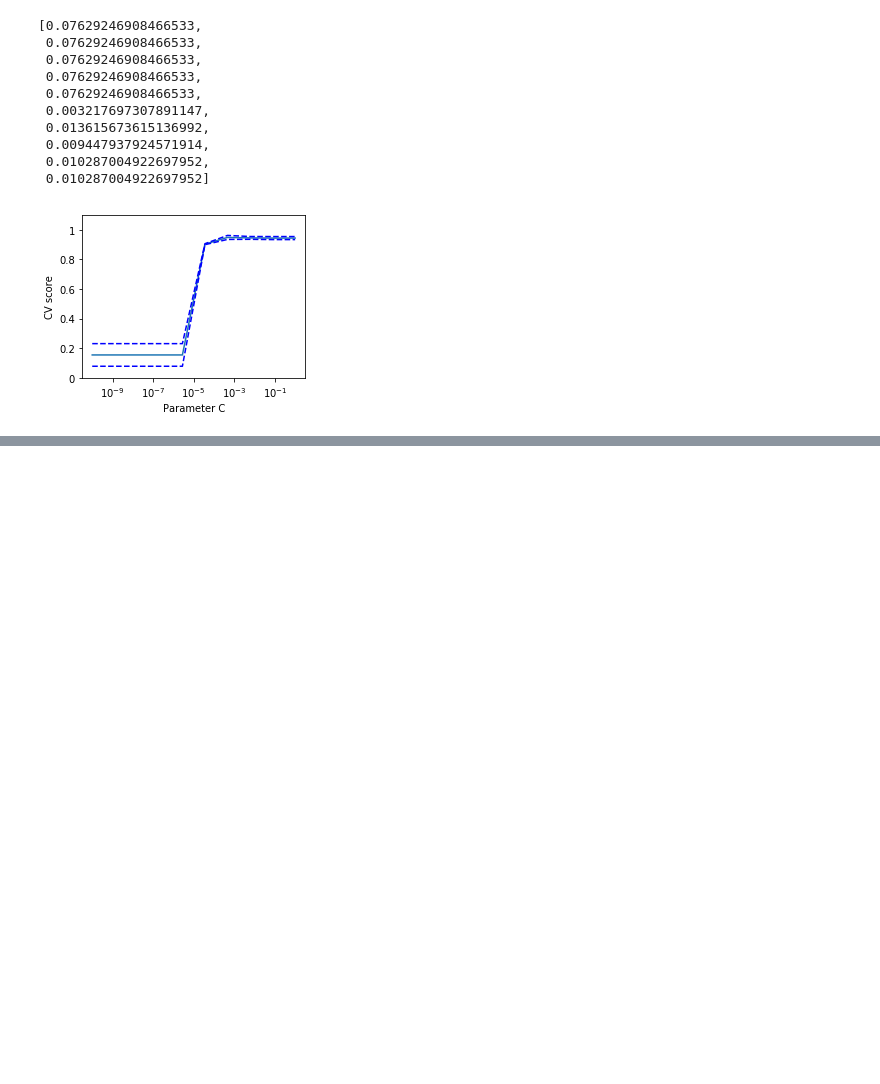
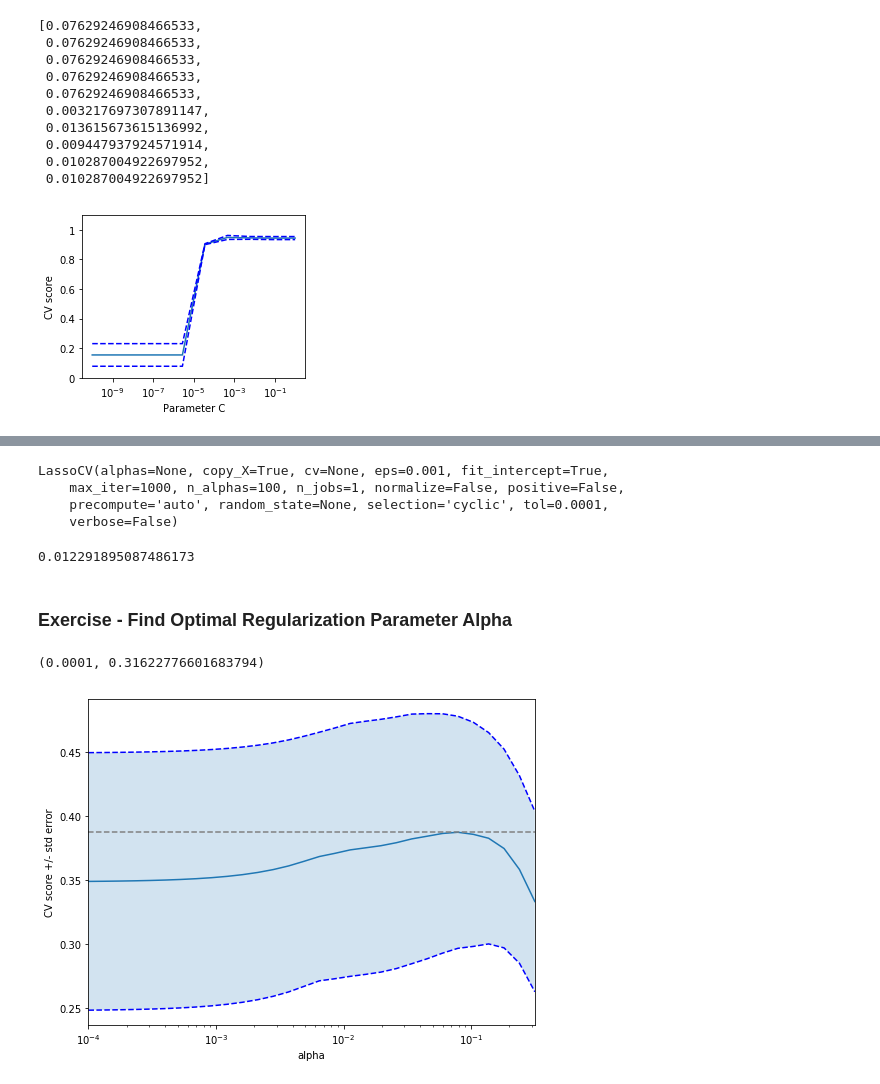
Before and after one commit to subhashb/100-days-of-ml, a Jupyter notebook: 1-gladiator/sklearn-tutorial/model-selection.ipynb, the cells around one changed output, grey strips where cells are left out. Drawn from its saved outputs; the diff is of its cells as text; code cells hidden in the pictures; blank space fills up the shorter version.

```diff
--- a/1-gladiator/sklearn-tutorial/model-selection.ipynb
+++ b/1-gladiator/sklearn-tutorial/model-selection.ipynb
@@ -117,0 +151,51 @@ plt.show()
+# %%
+lasso = linear_model.LassoCV()
+diabetes = datasets.load_diabetes()
+X_diabetes = diabetes.data
+y_diabetes = diabetes.target
+# %%
+lasso.fit(X_diabetes, y_diabetes)
+# %% [output]
+LassoCV(alphas=None, copy_X=True, cv=None, eps=0.001, fit_intercept=True,
+    max_iter=1000, n_alphas=100, n_jobs=1, normalize=False, positive=False,
+    precompute='auto', random_state=None, selection='cyclic', tol=0.0001,
+    verbose=False)
+# %%
+lasso.alpha_
+# %% [output]
+0.012291895087486173
+# %% [markdown]
+### Exercise - Find Optimal Regularization Parameter Alpha
+# %%
+alphas = np.logspace(-4, -0.5, 30)
+lasso = linear_model.Lasso(random_state=0)
+X_train_diabetes = X_diabetes[:150]
+y_train_diabetes = y_diabetes[:150]
+
+tuned_parameters = [{'alpha': alphas}]
+n_folds = 3
+# %%
+clf = GridSearchCV(lasso, tuned_parameters, cv=n_folds, refit=False)
+clf.fit(X_train_diabetes, y_train_diabetes)
+scores = clf.cv_results_['mean_test_score']
+scores_std = clf.cv_results_['std_test_score']
+# %%
+plt.figure().set_size_inches(8, 6)
+plt.semilogx(alphas, scores)
+
+# plot error lines showing +/- std. errors of the scores
+std_error = scores_std / np.sqrt(n_folds)
+
+plt.semilogx(alphas, scores + std_error, 'b--')
+plt.semilogx(alphas, scores - std_error, 'b--')
+
+# alpha=0.2 controls the translucency of the fill color
+plt.fill_between(alphas, scores + std_error, scores - std_error, alpha=0.2)
+
+plt.ylabel('CV score +/- std error')
+plt.xlabel('alpha')
+plt.axhline(np.max(scores), linestyle='--', color='.5')
+plt.xlim([alphas[0], alphas[-1]])
+# %% [output]
+(0.0001, 0.31622776601683794)
+[figure, added]
```
Also changed, not shown: parts of 8 cells of this notebook, 2 other files.
